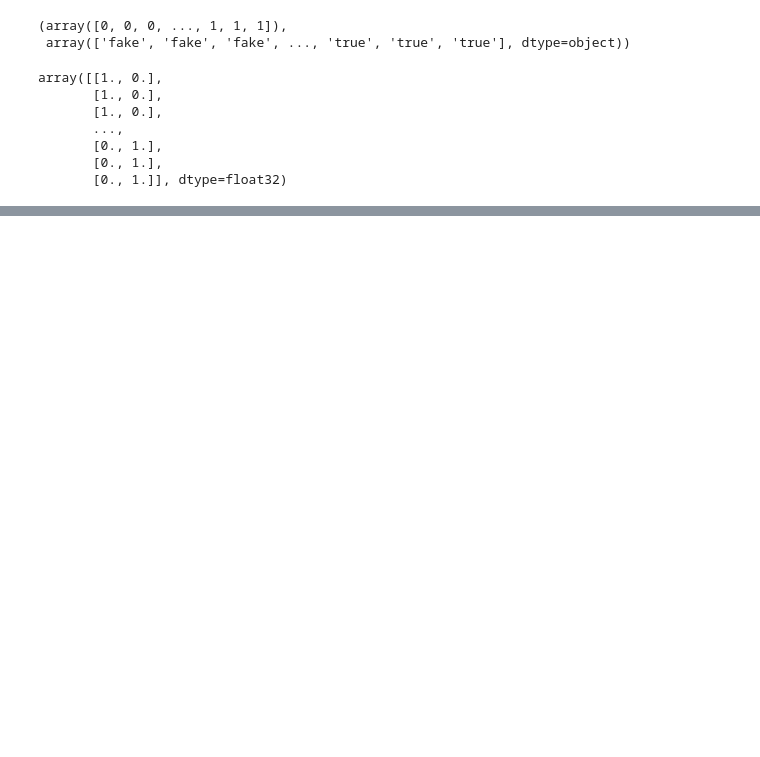
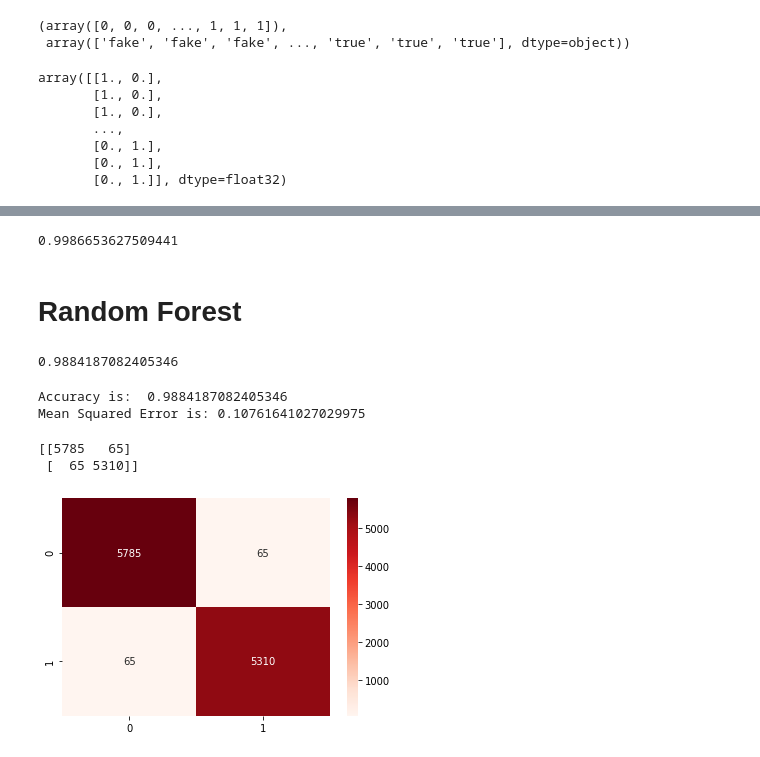
Before and after one commit to nmanduri999/Fake_news_detection_project_3, a Jupyter notebook: fake_news_ML.ipynb, the cells around one changed output, grey strips where cells are left out. Drawn from its saved outputs; the diff is of its cells as text; code cells hidden in the pictures; blank space fills up the shorter version.

```diff
--- a/fake_news_ML.ipynb
+++ b/fake_news_ML.ipynb
@@ -560,0 +621,33 @@ Loss: 0.01871364563703537, Accuracy: 0.9939420819282532
+# %%
+y_pred_prob_lr = classifier.predict_proba(X_test)[:, 1]
+metrics.roc_auc_score(y_test, y_pred_prob_lr)
+# %% [output]
+0.9986653627509441
+# %% [markdown]
+# Random Forest
+# %%
+from sklearn.ensemble import RandomForestClassifier
+rf = RandomForestClassifier(n_estimators=200)
+rf = rf.fit(X_train, y_train)
+rf.score(X_test, y_test)
+# %% [output]
+0.9884187082405346
+# %%
+y_pred_rf = rf.predict(X_test)
+print ("Accuracy is: ", metrics.accuracy_score(y_test, y_pred_rf))
+print("Mean Squared Error is:", np.sqrt(mean_squared_error(y_test, y_pred_rf)))
+# %% [output]
+Accuracy is:  0.9884187082405346
+Mean Squared Error is: 0.10761641027029975
+# %%
+rf_cm = metrics.confusion_matrix(y_test, y_pred_rf)
+print (rf_cm)
+# %% [output]
+[[5785   65]
+ [  65 5310]]
+# %%
+labels = np.array([rf_cm[0],rf_cm[1]])
+sns.heatmap(rf_cm, annot=labels, fmt = '',cmap="Reds")
+plt.show()
+# %% [output]
+[figure, added]
```
Also changed, not shown: parts of 55 cells of this notebook.
